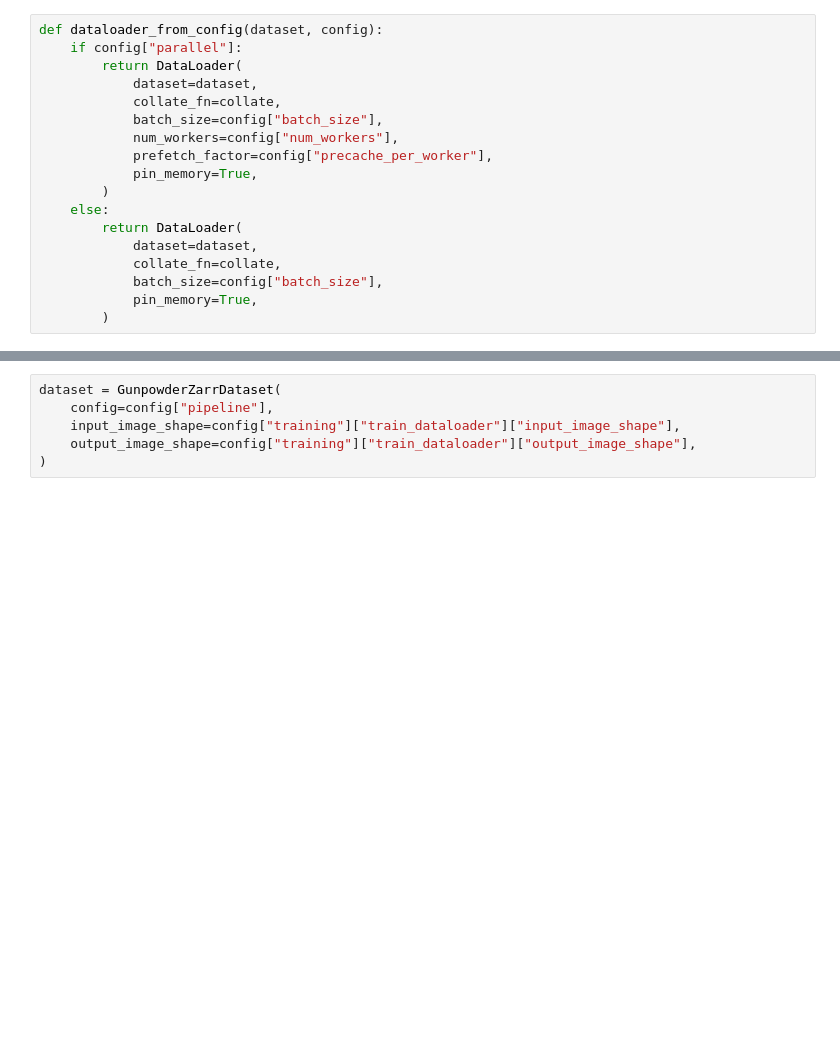
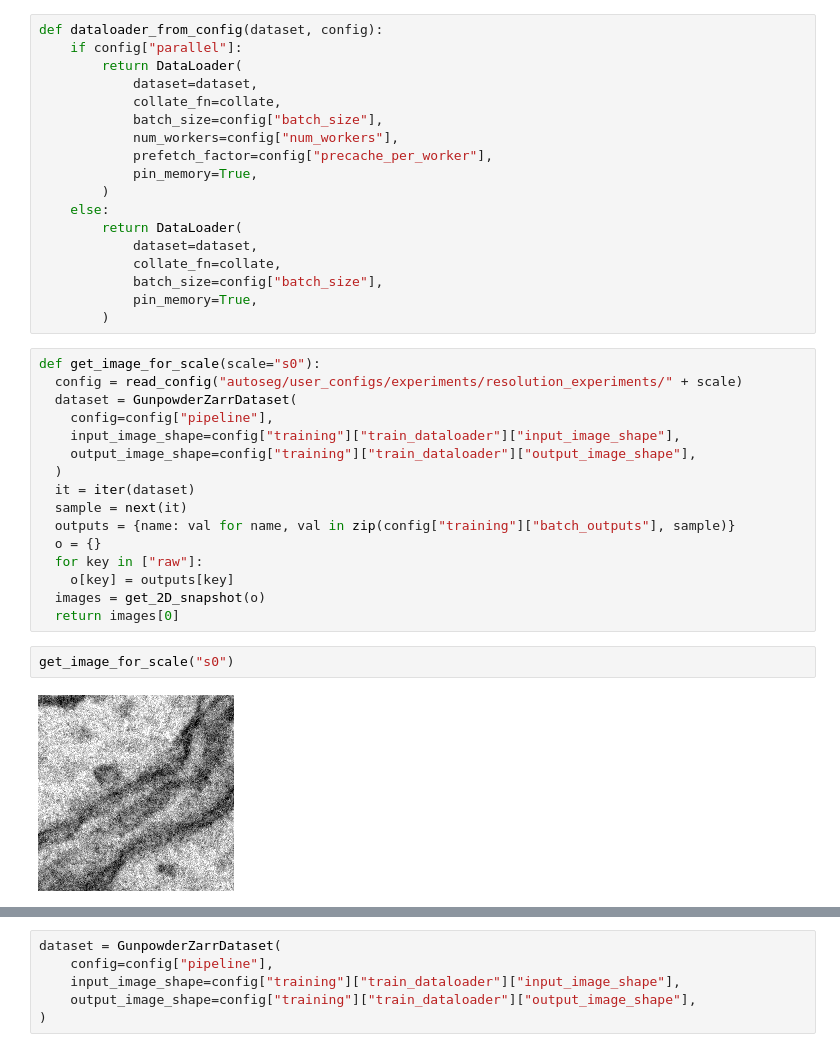
Before and after one commit to anforsm/autoseg, a Jupyter notebook: src/autoseg/dataloader.ipynb, the cells around one changed output, grey strips where cells are left out. Saved outputs shown, nothing was run; the diff lists cells and outputs as text; blank space fills up the shorter version.

```diff
--- a/src/autoseg/dataloader.ipynb
+++ b/src/autoseg/dataloader.ipynb
@@ -24,3 +31,23 @@ def dataloader_from_config(dataset, config):
             batch_size=config["batch_size"],
             pin_memory=True,
         )
+# %%
+def get_image_for_scale(scale="s0"):
+  config = read_config("autoseg/user_configs/experiments/resolution_experiments/" + scale)
+  dataset = GunpowderZarrDataset(
+    config=config["pipeline"],
+    input_image_shape=config["training"]["train_dataloader"]["input_image_shape"],
+    output_image_shape=config["training"]["train_dataloader"]["output_image_shape"],
+  )
+  it = iter(dataset)
+  sample = next(it)
+  outputs = {name: val for name, val in zip(config["training"]["batch_outputs"], sample)}
+  o = {}
+  for key in ["raw"]:
+    o[key] = outputs[key]
+  images = get_2D_snapshot(o)
+  return images[0]
+# %%
+get_image_for_scale("s0")
+# %% [output]
+[figure, added]
```
Also changed, not shown: parts of 12 cells of this notebook, 23 other files.
